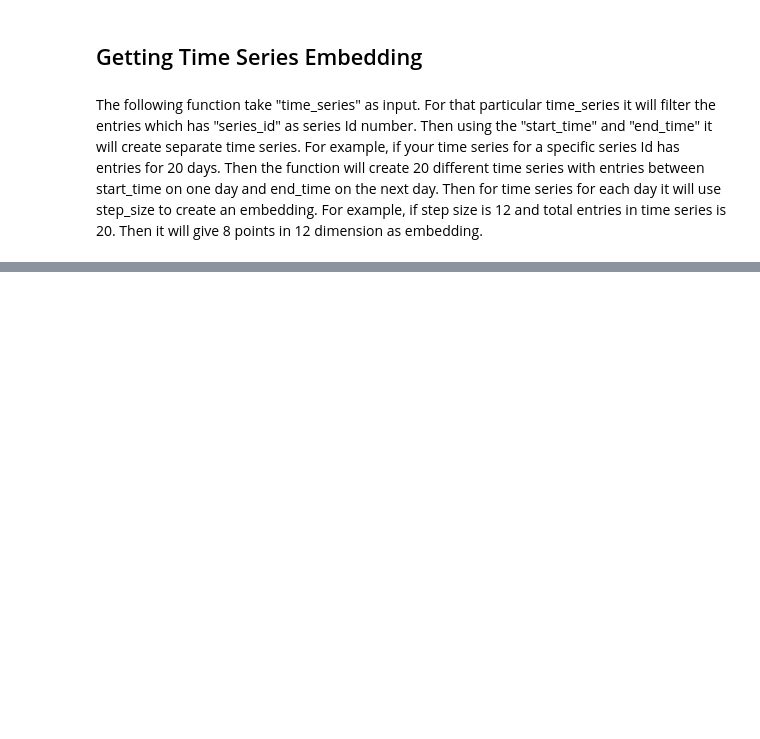
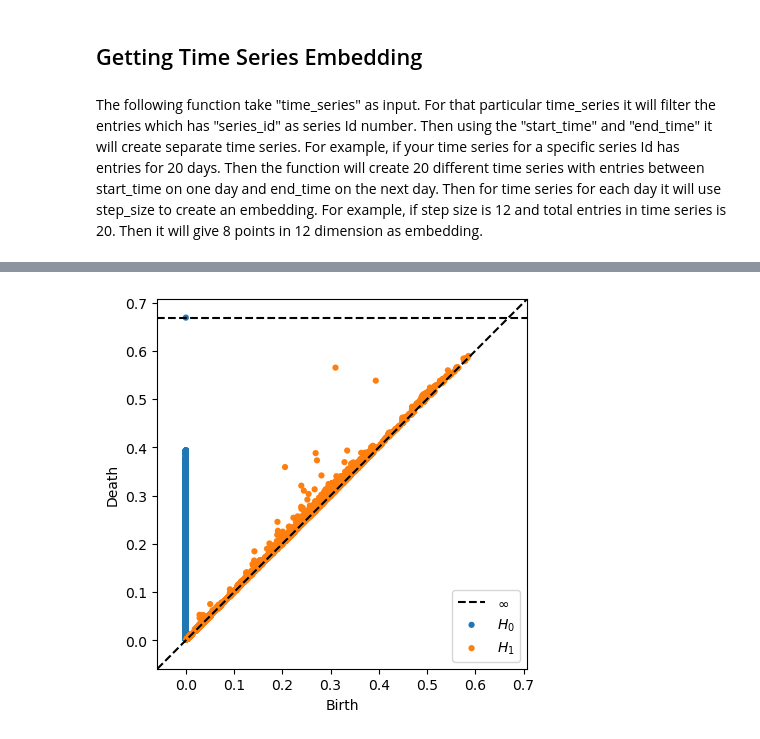
Before and after one commit to Himanshu484/sleep_state_time_series_analysis, a Jupyter notebook: Code/time_series_analysis.ipynb, the cells around one changed output, grey strips where cells are left out. Saved outputs shown, nothing was run; the diff lists cells and outputs as text; code cells hidden in the pictures; blank space fills up the shorter version.

```diff
--- a/Code/time_series_analysis.ipynb
+++ b/Code/time_series_analysis.ipynb
@@ -145,0 +147,2 @@ plot_diagrams(ripser_0_enmo["dgms"],show=True)
+# %%
+dgm_200 = rips.fit_transform(time_series_embed_enmo_dic[200][day])
@@ -145,0 +153,4 @@ plot_diagrams(ripser_0_enmo["dgms"],show=True)
+# %%
+persim.plot_diagrams(dgm_200,show=True)
+# %% [output]
+[figure, added]
```
Also changed, not shown: parts of 18 cells of this notebook, 2 other files.
